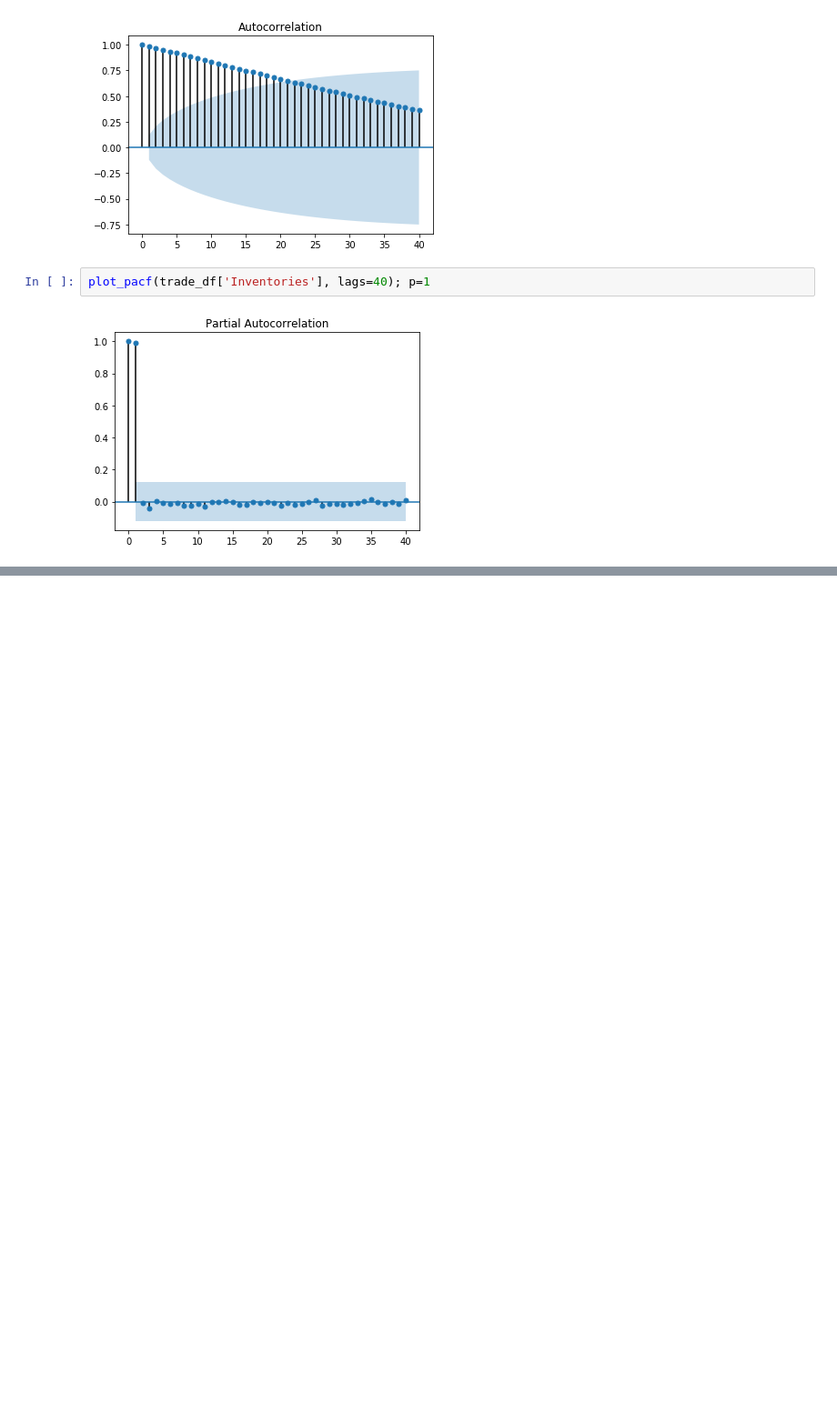
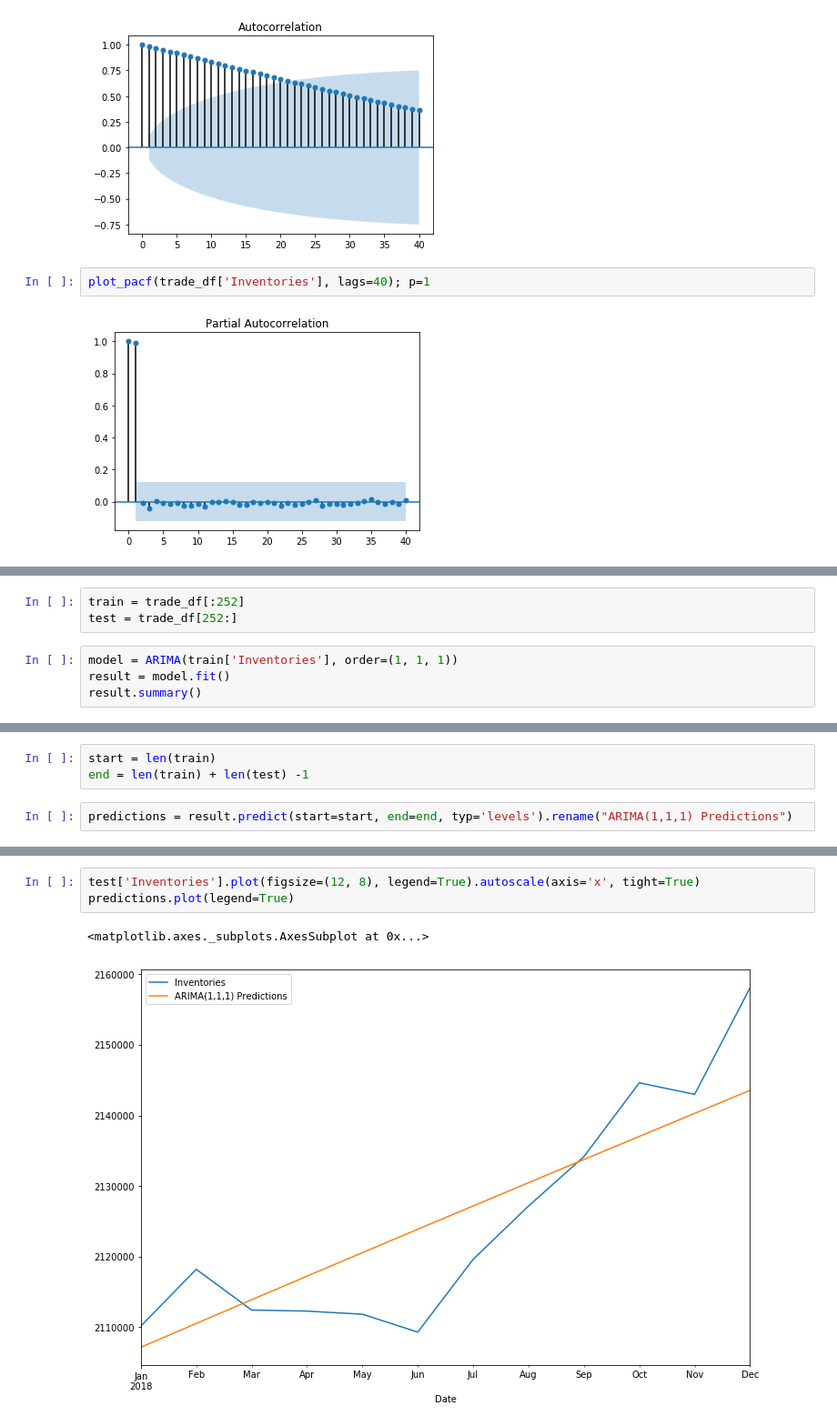
Before and after one commit to saifulrijal-ds/time-series-analysis-python, a Jupyter notebook: study-notes_general-forecasting-model_pt5.ipynb, the cells around one changed output, grey strips where cells are left out. Shown: that part at 91% size. Cells and saved outputs as stored; diff of their text form; blank space fills up the shorter version.

```diff
--- a/study-notes_general-forecasting-model_pt5.ipynb
+++ b/study-notes_general-forecasting-model_pt5.ipynb
@@ -397,0 +431,7 @@ plot_pacf(trade_df['Inventories'], lags=40); p=1
+# %%
+train = trade_df[:252]
+test = trade_df[252:]
+# %%
+model = ARIMA(train['Inventories'], order=(1, 1, 1))
+result = model.fit()
+result.summary()
@@ -397,0 +455,5 @@ plot_pacf(trade_df['Inventories'], lags=40); p=1
+# %%
+start = len(train)
+end = len(train) + len(test) -1
+# %%
+predictions = result.predict(start=start, end=end, typ='levels').rename("ARIMA(1,1,1) Predictions")
@@ -397,0 +476,6 @@ plot_pacf(trade_df['Inventories'], lags=40); p=1
+# %%
+test['Inventories'].plot(figsize=(12, 8), legend=True).autoscale(axis='x', tight=True)
+predictions.plot(legend=True)
+# %% [output]
+<matplotlib.axes._subplots.AxesSubplot at 0x...>
+[figure, added]
```
Also changed, not shown: parts of 19 cells of this notebook, 1 other file.
